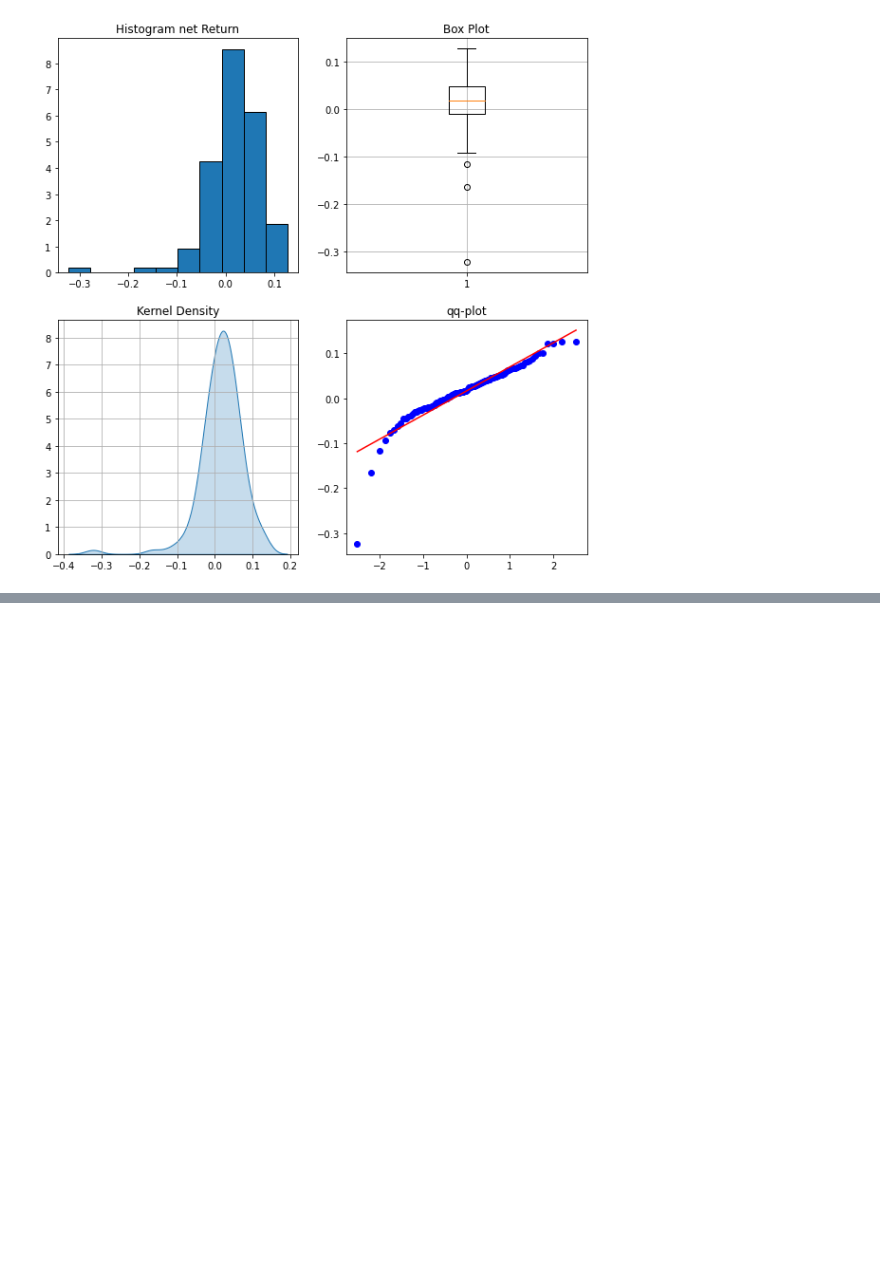
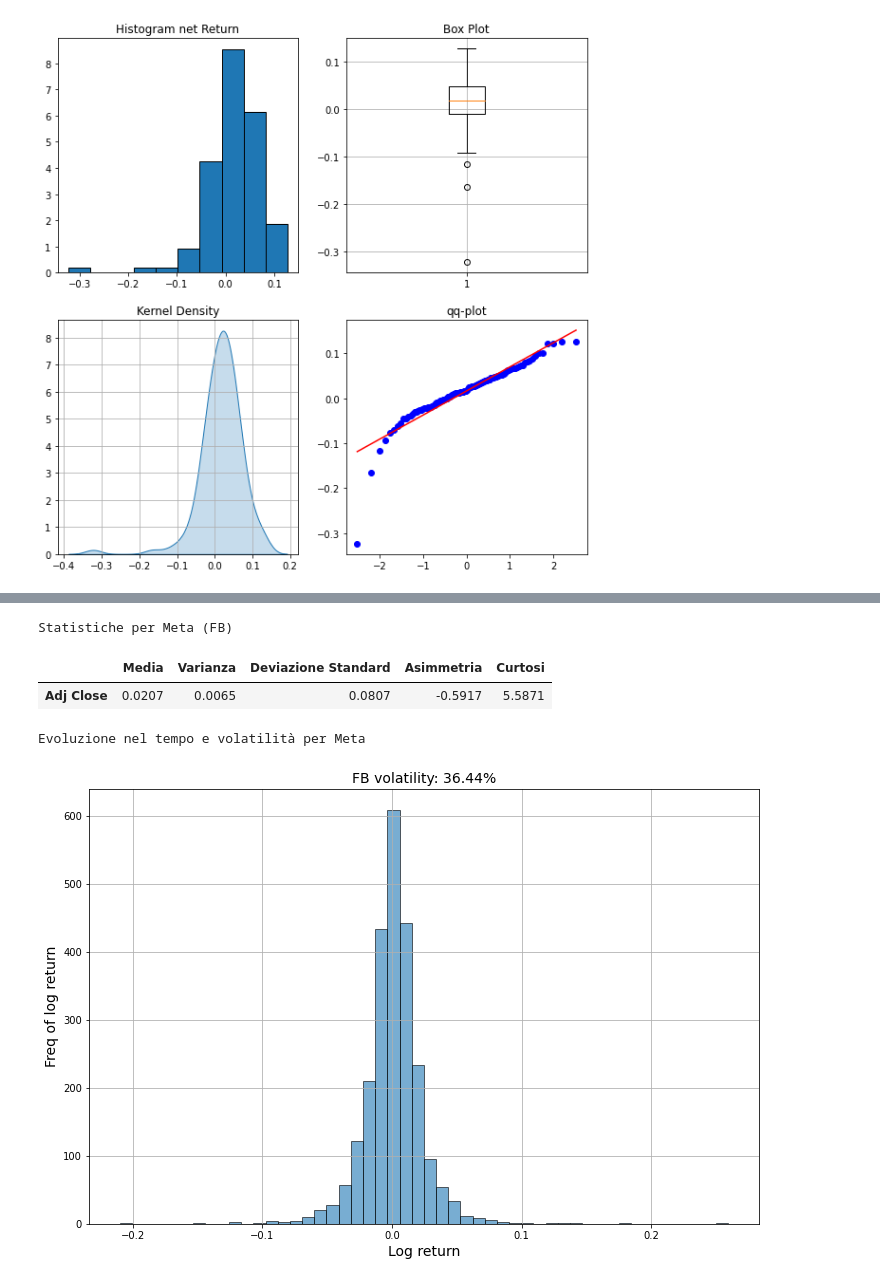
Before and after one commit to tommcamm/BISF-Project, a Jupyter notebook: python/Notebook del progetto.ipynb, the cells around one changed output, grey strips where cells are left out. Saved outputs shown, nothing was run; the diff lists cells and outputs as text; code cells hidden in the pictures; blank space fills up the shorter version.

Commit message:
aggiornato notebook con statistiche univariate

```diff
--- a/python/Notebook del progetto.ipynb
+++ b/python/Notebook del progetto.ipynb
@@ -874,0 +888,38 @@ plt.show()
+# %%
+# Calcolo di tutte le statistiche richieste per Meta (FB)
+statistiche_fb = pd.DataFrame() # Creriamo un nuovo dataframe
+
+# Assegnamo ad ogni elem del dataset la sua statistica di riferimento
+# (usiamo pandas per effettuare i calcoli statistici)
+statistiche_fb["Media"] = round(rendimenti_netti_fb.mean(), 4)
+statistiche_fb["Varianza"] = round(rendimenti_netti_fb.var(), 4)
+statistiche_fb["Deviazione Standard"] = round(rendimenti_netti_fb.std(), 4)
+statistiche_fb["Asimmetria"] = round(rendimenti_netti_fb.skew(), 4)
+statistiche_fb["Curtosi"] = round(rendimenti_netti_fb.kurtosis(), 4)
+
+print("Statistiche per Meta (FB)")
+statistiche_fb # Print della tabella
+# %% [output]
+Statistiche per Meta (FB)
+|  | Media | Varianza | Deviazione Standard | Asimmetria | Curtosi |
+| Adj Close | 0.0207 | 0.0065 | 0.0807 | -0.5917 | 5.5871 |
+# %%
+# Calcolo della volatilità per Meta (FB)
+fb_daily_returns = fb_df[['Adj Close']]
+rendimenti_netti_fb = np.log(fb_daily_returns['Adj Close']/fb_daily_returns['Adj Close'].shift(1))
+
+volatility = rendimenti_netti_fb.std()*252**.5
+str_vol = str(round(volatility, 4)*100)
+
+plt.figure(figsize=(12,8)) # hist non ha come argomento la grandezza della figura, workaround
+rendimenti_netti_fb.hist(bins=50, alpha=0.6, edgecolor='black')
+
+plt.xlabel("Log return", fontsize=14)
+plt.ylabel("Freq of log return", fontsize=14)
+plt.title("FB volatility: " + str_vol + "%", fontsize=14)
+
+print("Evoluzione nel tempo e volatilità per Meta")
+plt.show()
+# %% [output]
+Evoluzione nel tempo e volatilità per Meta
+[figure, added]
```
Also changed, not shown: parts of 24 cells of this notebook, 2 other files.
